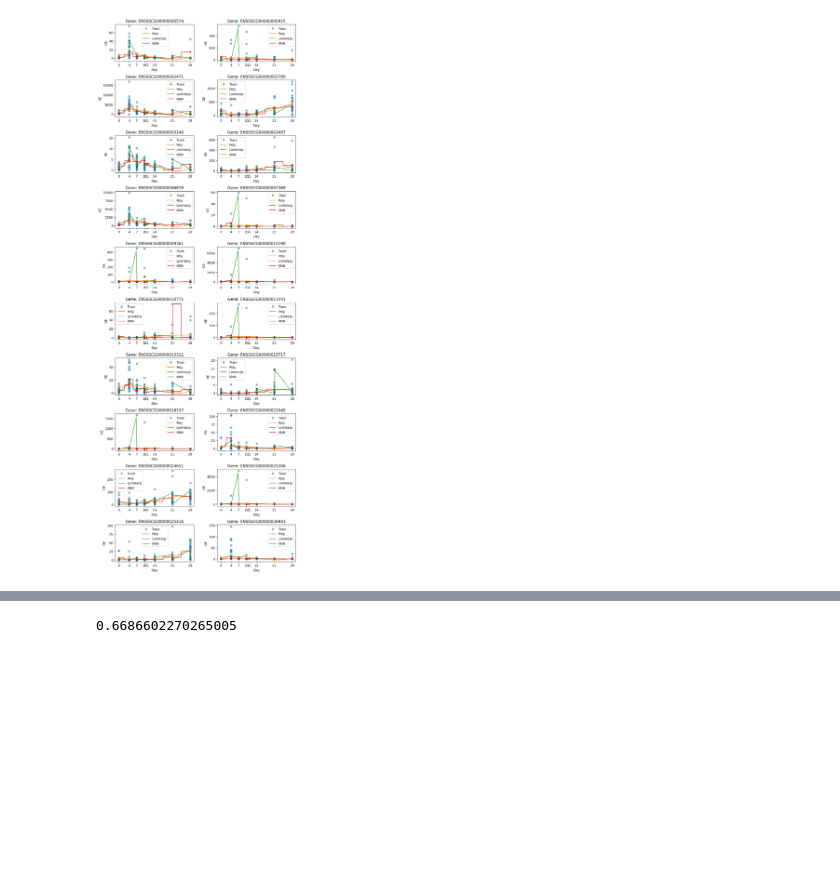
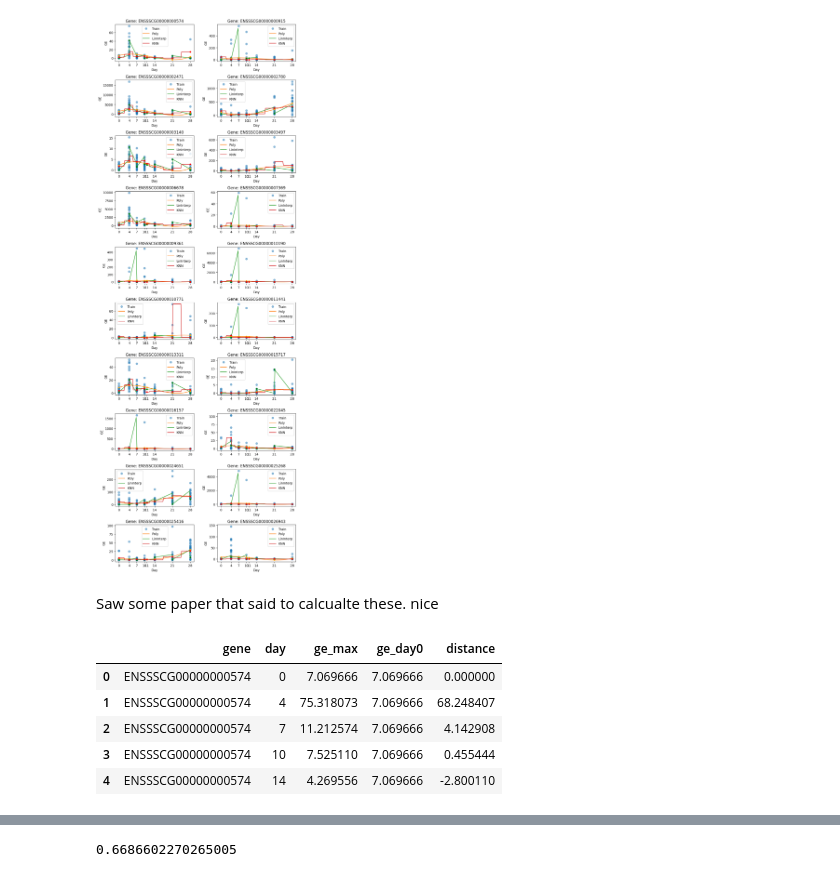
Before and after one commit to kristoffhernan/Pig-PRRSV-Infection-Prediction, a Jupyter notebook: imputing.ipynb, the cells around one changed output, grey strips where cells are left out. Saved outputs shown, nothing was run; the diff lists cells and outputs as text; code cells hidden in the pictures; blank space fills up the shorter version.

```diff
--- a/imputing.ipynb
+++ b/imputing.ipynb
@@ -158,3 +158,27 @@ for i, gene in enumerate(gdn_keep.columns):
 poly_df = pd.concat(poly_dfs, axis=0)
 interp_df = pd.concat(interp_dfs, axis=0)
 knn_df = pd.concat(knn_dfs, axis=0)
+# %% [markdown]
+Saw some paper that said to calcualte these. nice
+# %%
+# group by gene and day, and get the max ge value for each day
+df_max = poly_df.groupby(['gene', 'day'])['ge'].max().reset_index().rename(columns={'ge':'ge_max'})
+
+
+# get the max ge value at day 0 for each gene
+df_max_day0 = df_max[df_max['day'] == 0].rename(columns={'ge_max': 'ge_day0'})
+
+# merge the two dataframes to get the ge_day0 value for each day and gene
+df_merge = pd.merge(df_max, df_max_day0[['gene', 'ge_day0']], on='gene')
+
+# calculate the distance between the max ge value for each day and the max ge value at day 0
+df_merge['distance'] = df_merge['ge_max'] - df_merge['ge_day0']
+
+df_merge.head()
+# %% [output]
+|  | gene | day | ge_max | ge_day0 | distance |
+| 0 | ENSSSCG00000000574 | 0 | 7.069666 | 7.069666 | 0.000000 |
+| 1 | ENSSSCG00000000574 | 4 | 75.318073 | 7.069666 | 68.248407 |
+| 2 | ENSSSCG00000000574 | 7 | 11.212574 | 7.069666 | 4.142908 |
+| 3 | ENSSSCG00000000574 | 10 | 7.525110 | 7.069666 | 0.455444 |
+| 4 | ENSSSCG00000000574 | 14 | 4.269556 | 7.069666 | -2.800110 |
```
Also changed, not shown: parts of 7 cells of this notebook, 1 other file.
